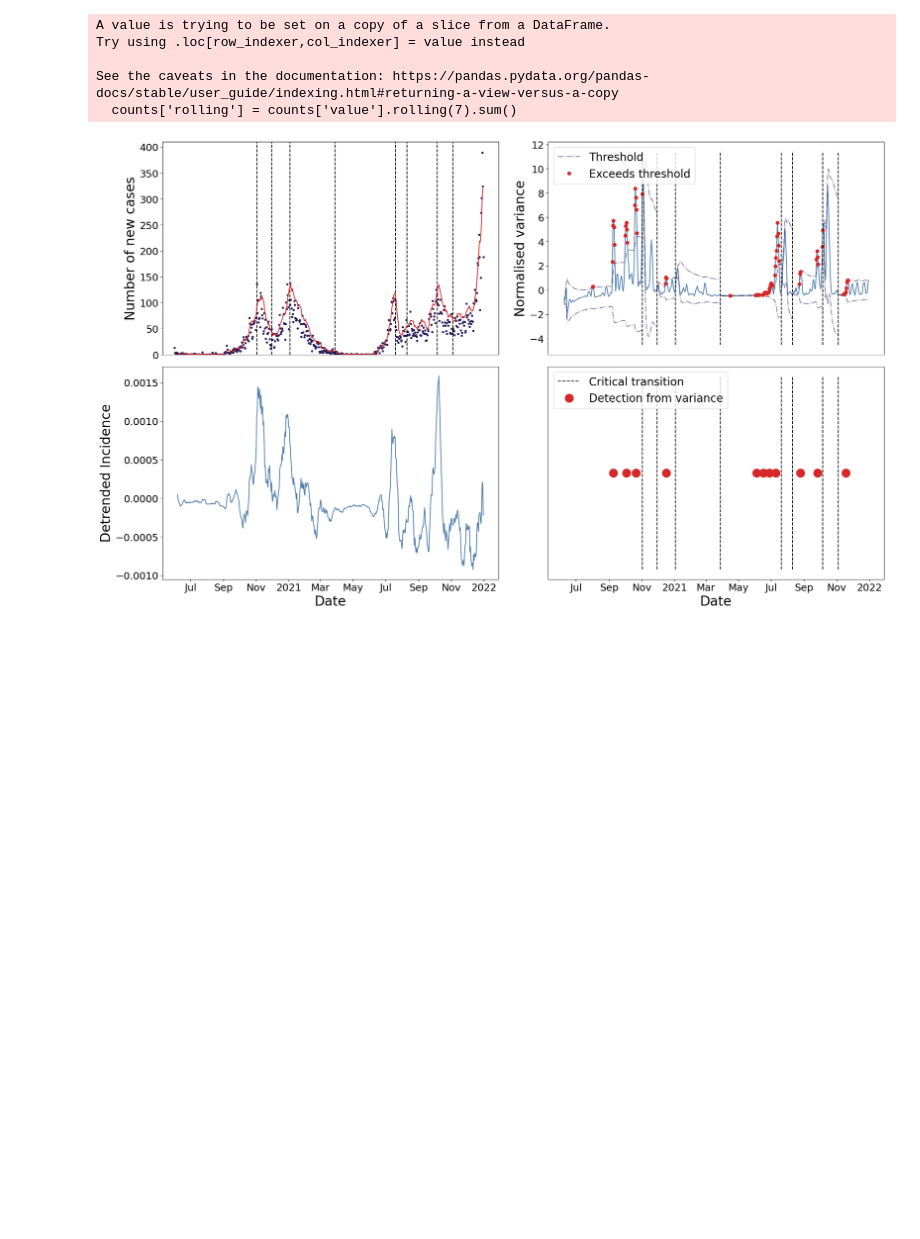
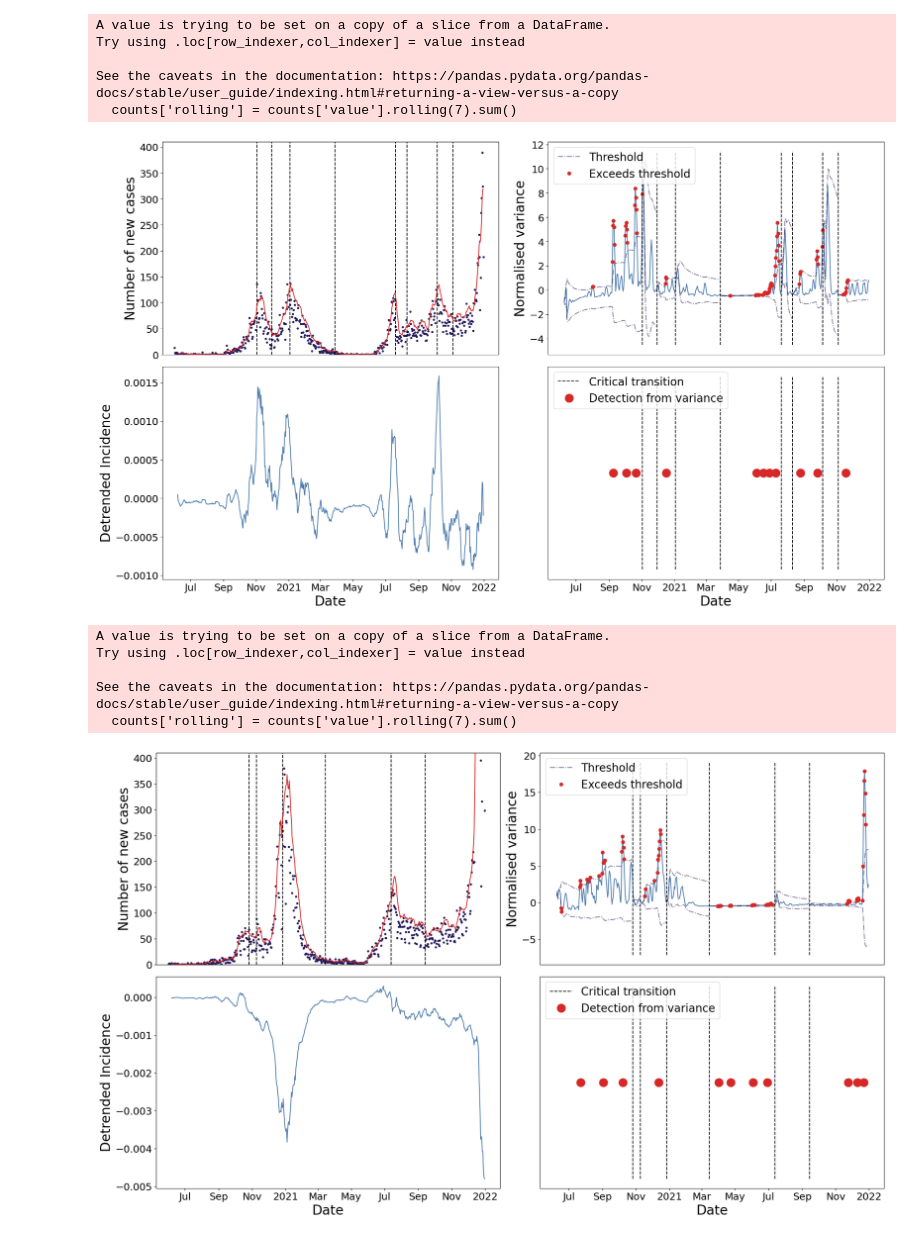
Before and after one commit to joshlooks/COVIDews, a Jupyter notebook: methods_diagram.ipynb, the cells around one changed output. Saved outputs shown, nothing was run; the diff lists cells and outputs as text; code cells hidden in the pictures; blank space fills up the shorter version.

Commit message:
finalising COVID plots

```diff
--- a/methods_diagram.ipynb
+++ b/methods_diagram.ipynb
@@ -317,3 +317,80 @@ Try using .loc[row_indexer,col_indexer] = value instead
 See the caveats in the documentation: https://pandas.pydata.org/pandas-docs/stable/user_guide/indexing.html#returning-a-view-versus-a-copy
   counts['rolling'] = counts['value'].rolling(7).sum()
 [figure]
+# %%
+ews_dict = norm_ews_7total
+ltlas = ['Camden']
+areas = ltlas
+two_sigma_cutoff, mean_dict, std_dict = loop_EWSs_store_results_cutoffs(ews_dict, ltlas, ltla_transitions)
+detect_var = {}
+detect_fd = {}
+
+for area in areas:
+    detect_var[area] = detect(two_sigma_cutoff['variance'][area])
+    detect_fd[area] = detect(two_sigma_cutoff['first diff'][area])
+# %%
+fig, axs = plt.subplots(nrows=2,ncols=2,figsize=(20,12))
+stat = "variance"
+
+counts = cases[cases['area_name']=='Camden']
+counts['rolling'] = counts['value'].rolling(7).sum()
+counts = counts.reset_index()
+axs[0,0].plot(counts['date'],counts['value'],'.',color='#2A1E5C')
+axs[0,0].set_ylim((0,410))
+axs[0,0].set_ylabel('Number of new cases',fontsize=24)
+ax = axs[0,0].twinx()
+axs[0,0].vlines(x=ltla_transitions['Camden'][:-1],ymin=0,ymax=410,color='k',linestyle='--')
+ax.plot(counts['date'],counts['rolling'],color='#D62828')
+ax.set_ylim((0,2200))
+stat_data = norm_ews_7total[stat]
+y_data = stat_data['Camden'].copy(deep=True)
+std_val = std_dict[stat]['Camden']
+mean_val = mean_dict[stat]['Camden']
+axs[0,1].plot(y_data.reset_index()['date'],y_data.reset_index()['Camden'],color='#4F7CAC')
+y_data = y_data.reset_index()
+y_data['Top'] = mean_val + 2*std_val
+y_data['Bottom'] = mean_val - 2*std_val
+axs[0,1].plot(y_data['date'],y_data['Top'],color='#2A1E5C',alpha=0.6,linestyle='-.',label='Threshold')
+axs[0,1].plot(y_data['date'],y_data['Bottom'],color='#2A1E5C',alpha=0.6,linestyle='-.',label='')
+y_data = y_data.iloc[two_sigma_cutoff[stat]['Camden']].drop(columns=['Top','Bottom'])
+axs[0,1].plot(y_data['date'],y_data['Camden'],'o',color='#D62828',label='Exceeds threshold')
+axs[0,1].set_ylabel('Normalised variance',fontsize=24)
+axs[0,1].vlines(x=ltla_transitions['Camden'][:-1],ymin=axs[0,1].get_ylim()[0],ymax=axs[0,1].get_ylim()[1],color='k',linestyle='--')
+axs[0,1].set_ylim(axs[0,1].get_ylim())
+axs[0,1].legend(loc='upper left',fontsize=20)
+
+axs[1,0].plot(wide_data_total.reset_index()['date'],wide_data_total.reset_index()['Camden'],color='#4F7CAC')
+axs[1,0].set_ylabel('Detrended Incidence',fontsize=24)
+
+
+axs[1,1].vlines(x=ltla_transitions['Camden'][:-1],ymin=-1,ymax=1,color='k',linestyle='--',label='Critical transition')
+signal_data = norm_ews_7total['variance']['Camden']
+signal_data = signal_data.reset_index()
+xs = signal_data['date'][detect_var['Camden']]
+axs[1,1].plot(xs,[0]*len(xs),'o',color='#D62828',markersize=15,label='Detection from variance')
+axs[1,1].legend(loc='upper left',fontsize=20)
+
+for i in range(2):
+    for j in range(2):
+        if i == 0:
+            axs[i,j].set_xticks(())
+        else:
+            axs[i,j].xaxis.set_major_formatter(mdates.ConciseDateFormatter(ax.xaxis.get_major_locator()))
+        axs[i,j].tick_params(axis='x', labelsize=18)
+        axs[i,j].tick_params(axis='y', labelsize=18)
+        axs[i,j].set_xlim((18391.4, 19020.6))
+
+ax.get_yaxis().set_ticks([])
+axs[1,1].get_yaxis().set_ticks([])
+axs[1,0].set_xlabel('Date',fontsize=24)
+axs[1,1].set_xlabel('Date',fontsize=24)
+fig.tight_layout()
+plt.savefig('Figures/methodscamden.pdf',dpi=1200)
+plt.show()
+# %% [output]
+A value is trying to be set on a copy of a slice from a DataFrame.
+Try using .loc[row_indexer,col_indexer] = value instead
+
+See the caveats in the documentation: https://pandas.pydata.org/pandas-docs/stable/user_guide/indexing.html#returning-a-view-versus-a-copy
+  counts['rolling'] = counts['value'].rolling(7).sum()
+[figure, added]
```
Also changed, not shown: 4 other files.
